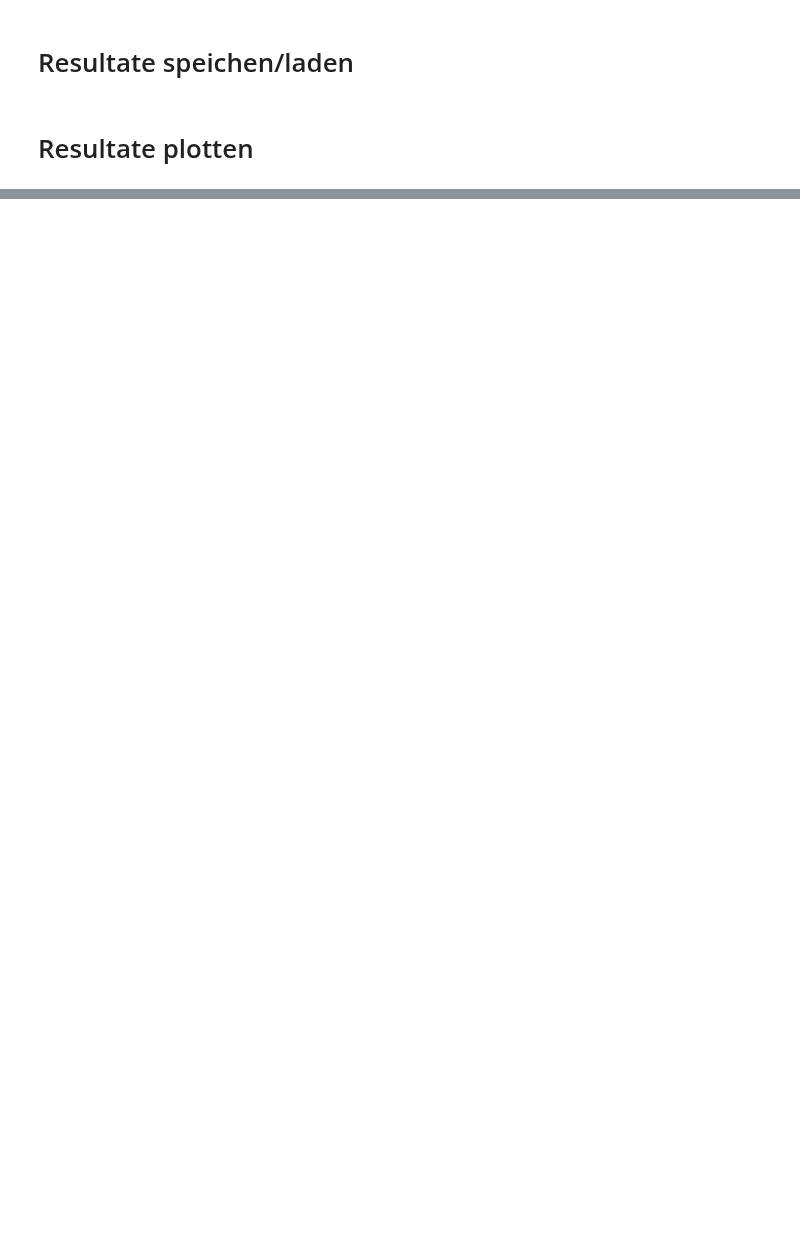
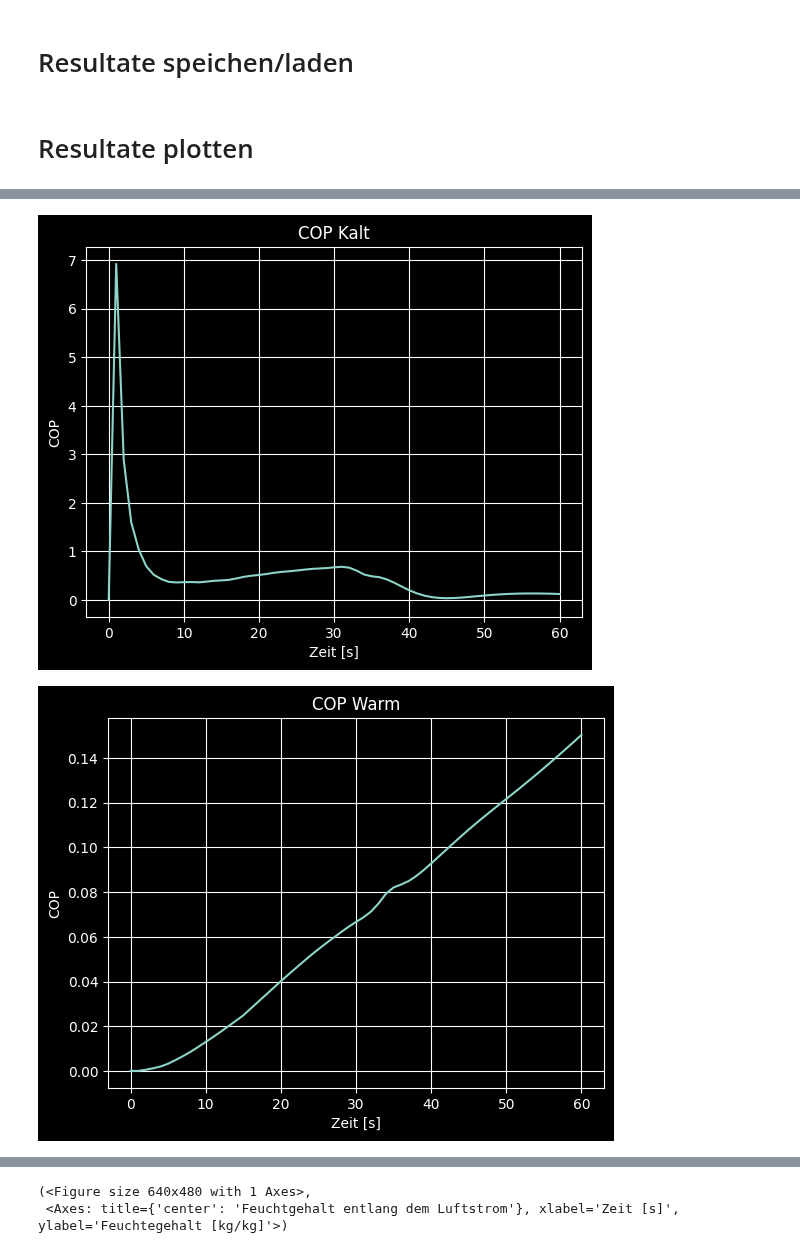
Before and after one commit to Lakito0100/MSE_VT1_luethluk, a Jupyter notebook: Examples/run_test_with_HP.ipynb, the cells around one changed output, grey strips where cells are left out. Cells and saved outputs as stored; diff of their text form; code cells hidden in the pictures; blank space fills up the shorter version.

```diff
--- a/Examples/run_test_with_HP.ipynb
+++ b/Examples/run_test_with_HP.ipynb
@@ -44,7 +44,7 @@ h_ref_cond = PropsSI("H", "T", T_in_water + 273.15, "Q", x_in, refrigerant)
 geom = FinnTubedHX(
     n_seg_l = 5,        # -
     n_seg_r = 5,        # -
-    stacks = 1,         # -
+    stacks = 100,         # -
     n_fin = 2,           # -
     l_fin = 0.022,          # m
     h_fin = 0.022,          # m
@@ -59,8 +59,8 @@ geom = FinnTubedHX(
 )
 
 gs = GridShape(
-    t_end = 2.0,      # s endtime
-    dt = 0.5,           # s time step
+    t_end = 60.0,      # s endtime
+    dt = 1.0,           # s time step
     store_grid_every_x_it = 10,
 
     nx = 100,
@@ -70,7 +70,7 @@ gs = GridShape(
     #Model Setup
     cal_steady_state = False,
     cal_air = True,
-    cal_frost = True,
+    cal_frost = False,
     cal_ref = True
 )
 
@@ -262,47 +273,39 @@ fig, ax, Z_Ta = plot.plot_segment_field_grid(
 # %%
-labels_U = [f"[{ix},{iy}]" for ix in range(geom.n_seg_l) for iy in range(geom.n_seg_r)]
-U_air = data["U_from_air"]
-U_air = np.asarray(U_air)
-U_air_2d = U_air.reshape(U_air.shape[0], -1)
-
-U_ref = data["U_from_ref"]
-U_ref = np.asarray(U_ref)
-U_ref_2d = U_ref.reshape(U_ref.shape[0], -1)
+plot.plot_any(kind="time vs any",
+              x=data['t'], y=data['COP_cold'],
+              xlabel="Zeit [s]", ylabel="COP",
+              title=f"COP Kalt", marker=None)
 
 plot.plot_any(kind="time vs any",
-              x=data['t'], y=U_air_2d,
-              xlabel="Zeit [s]", ylabel="Wärmedurchgangskoeffizient [W/($m^2$K)]",
-              title=f"Wärmedurchgangskoeffizient aus Q_dot_air", marker=None)
-              #labels=labels_U)
-
-plot.plot_any(kind="time vs any",
-              x=data['t'], y=U_ref_2d,
-              xlabel="Zeit [s]", ylabel="Wärmedurchgangskoeffizient [W/($m^2$K)]",
-              title=f"Wärmedurchgangskoeffizient aus Q_dot_ref", marker=None)
-              #labels=labels_U)
+              x=data['t'], y=data['COP_warm'],
+              xlabel="Zeit [s]", ylabel="COP",
+              title=f"COP Warm", marker=None)
 
 plot.plot_any(kind="time vs any",
               x=data['t'], y=data['mean_s_ft'],
               xlabel="Zeit [s]", ylabel="Frostdicke [m]",
               title=f"Durchschnittliche Frostdicke", marker=None)
 
 plot.plot_any(kind="time vs any",
               x=data['t'], y=data['T_out_air_mean'],
               xlabel="Zeit [s]", ylabel="Temperatur [°C]",
               title=f"Gemittelte Austrittstemperatur Luft", marker=None)
 
 plot.plot_any(kind="time vs any",
               x=data['t'], y=data['T_out_ref'],
               xlabel="Zeit [s]", ylabel="Temperatur [°C]",
               title=f"Austrittstemperatur Kältemittel", marker=None)
 
 plot.plot_any(kind="time vs any",
               x=data['t'], y=data['p_ref'],
               xlabel="Zeit [s]", ylabel="Druck [Pa]",
               title=f"Druck des Kältemittels", marker=None)
 
 plot.plot_any(kind="time vs any",
               x=data['t'], y=data['humidity'],
               xlabel="Zeit [s]", ylabel="Feuchtegehalt [kg/kg]",
               title=f"Feuchtgehalt entlang dem Luftstrom", marker=None,
               labels=["Seg 1","Seg 2","Seg 3","Seg 4","Seg 5"])
+# %% [output]
+[figure, added]
+[figure, added]
@@ -309,3 +317,5 @@ plot.plot_any(kind="time vs any",
+(<Figure size 640x480 with 1 Axes>,
+ <Axes: title={'center': 'Feuchtgehalt entlang dem Luftstrom'}, xlabel='Zeit [s]', ylabel='Feuchtegehalt [kg/kg]'>)
 # %%
 # Segment auswählen
 ix, iy = 0, 2
```
Also changed, not shown: parts of 5 cells of this notebook, 6 other files.
